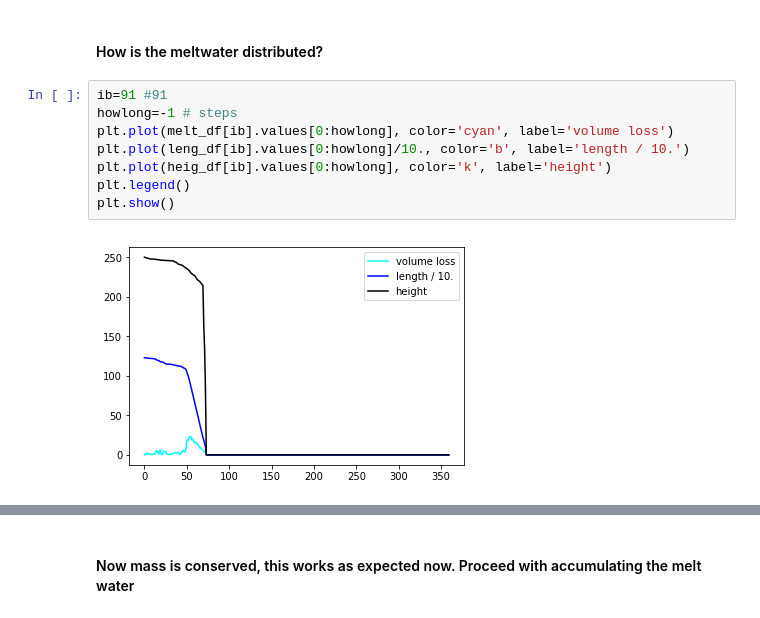
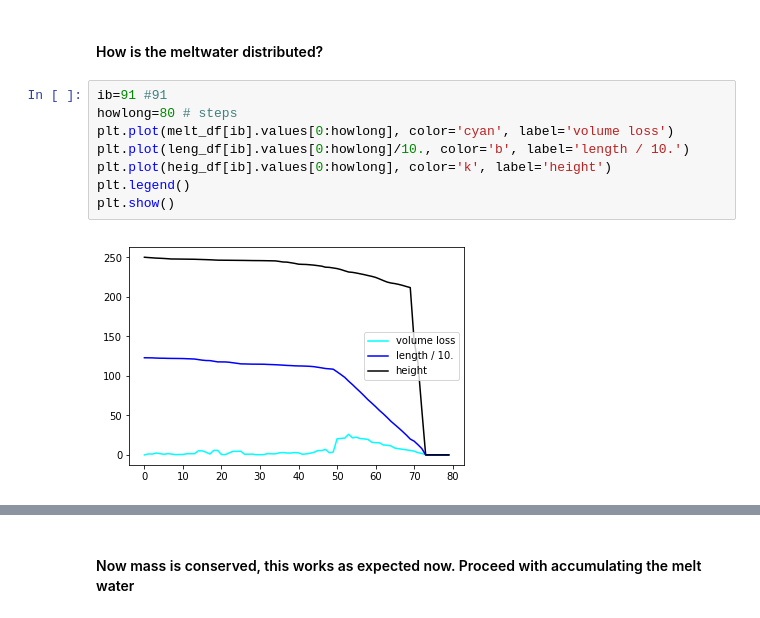
Before and after one commit to trackow/pyberg, a Jupyter notebook: pyberg_Main_ERA5_ECCO.ipynb, the cells around one changed output, grey strips where cells are left out. Drawn from its saved outputs; the diff is of its cells as text.

```diff
--- a/pyberg_Main_ERA5_ECCO.ipynb
+++ b/pyberg_Main_ERA5_ECCO.ipynb
@@ -1139,14 +1149,14 @@ agulhas_positions_PI = plot_SST_probability(EXP, XX, YY, plotfield[0:221], vmin,
 #### How is the meltwater distributed?
 # %%
 ib=91 #91
-howlong=-1 # steps
+howlong=80 # steps
 plt.plot(melt_df[ib].values[0:howlong], color='cyan', label='volume loss')
 plt.plot(leng_df[ib].values[0:howlong]/10., color='b', label='length / 10.')
 plt.plot(heig_df[ib].values[0:howlong], color='k', label='height')
 plt.legend()
 plt.show()
 # %% [output]
-[figure, old version]
+[figure, new version]
 # %%
 melt_df.sum().sum() * delta_t / 1e8, initialvol / 1e8
 # %% [output]
```
Also changed, not shown: parts of 14 cells of this notebook.
